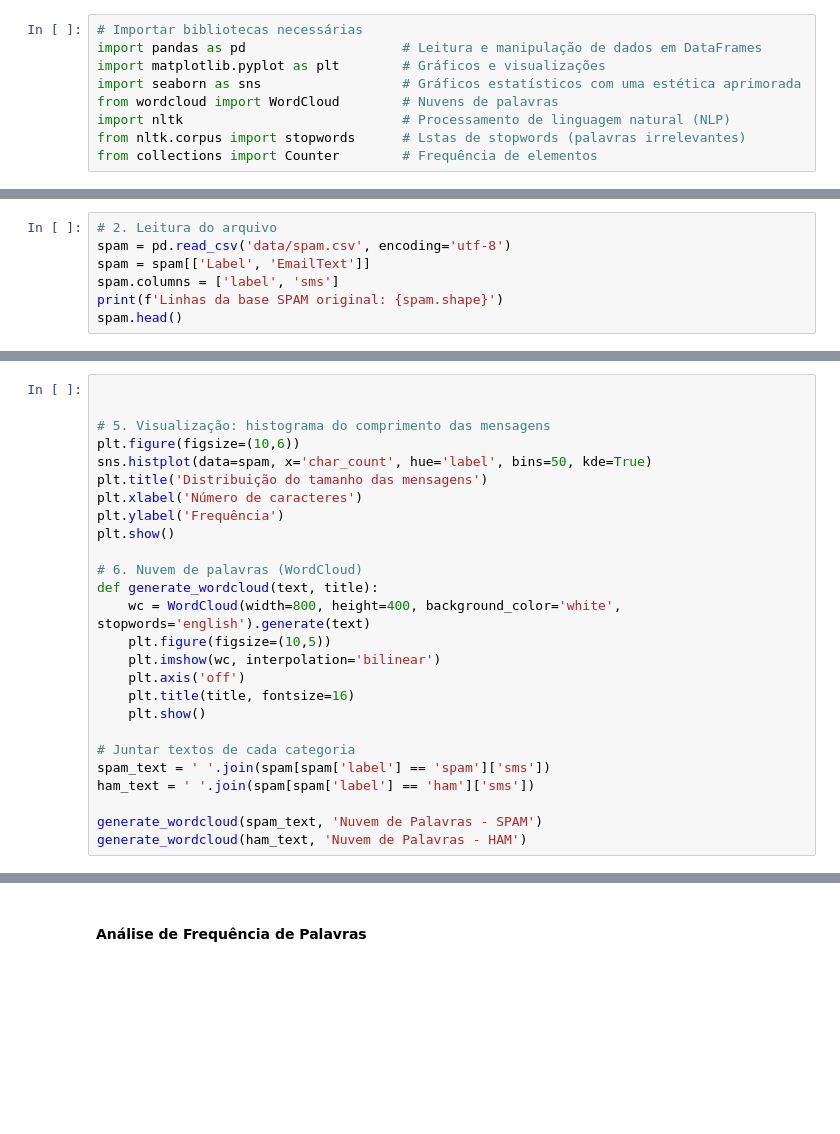
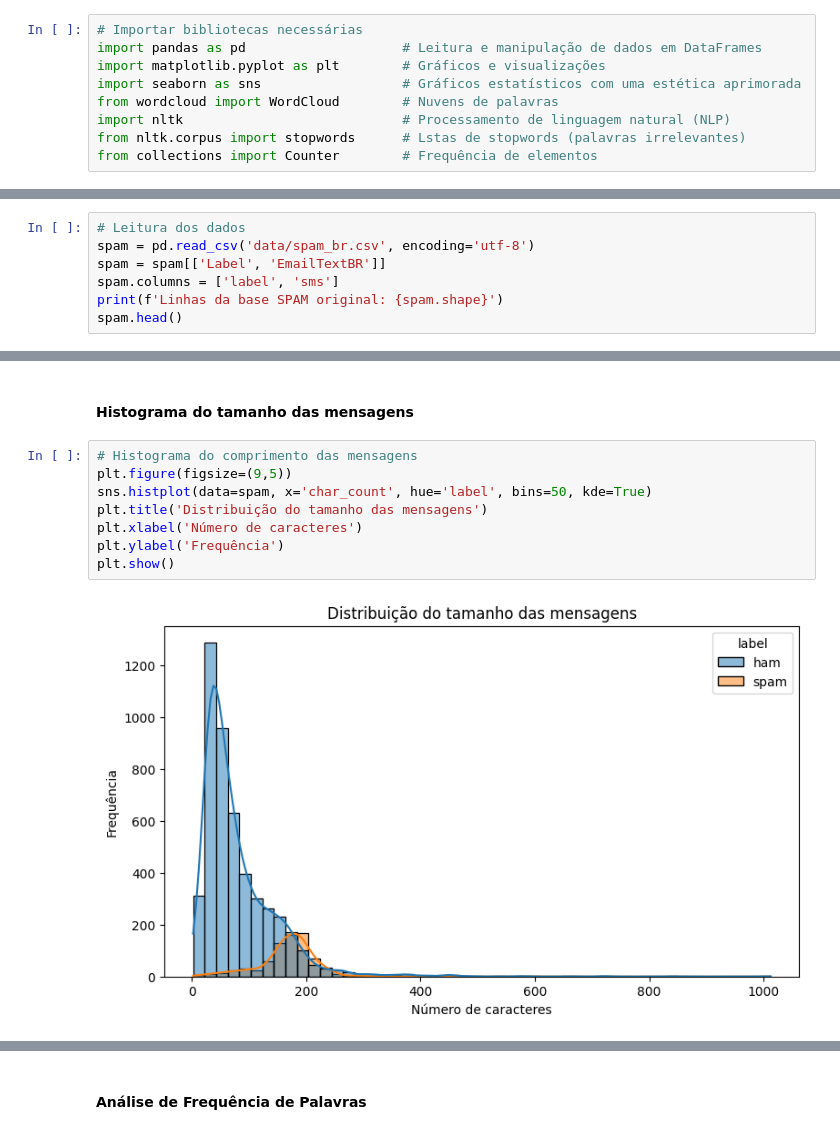
Before and after one commit to thyarles/unb-pca-spamdetector, a Jupyter notebook: spam.ipynb, the cells around one changed output, grey strips where cells are left out. Cells and saved outputs as stored; diff of their text form; blank space fills up the shorter version.

```diff
--- a/spam.ipynb
+++ b/spam.ipynb
@@ -46,7 +50,7 @@ from collections import Counter        # Frequência de elementos
 # %%
-# 2. Leitura do arquivo
-spam = pd.read_csv('data/spam.csv', encoding='utf-8')
-spam = spam[['Label', 'EmailText']]
+# Leitura dos dados
+spam = pd.read_csv('data/spam_br.csv', encoding='utf-8')
+spam = spam[['Label', 'EmailTextBR']]
 spam.columns = ['label', 'sms']
 print(f'Linhas da base SPAM original: {spam.shape}')
 spam.head()
@@ -108,26 +106,12 @@ Nesse caso, como estou fazendo sozinho, não vou permitir tal desbalanceamento.
-# %%
-
-
-# 5. Visualização: histograma do comprimento das mensagens
-plt.figure(figsize=(10,6))
-sns.histplot(data=spam, x='char_count', hue='label', bins=50, kde=True)
-plt.title('Distribuição do tamanho das mensagens')
-plt.xlabel('Número de caracteres')
-plt.ylabel('Frequência')
-plt.show()
-
-# 6. Nuvem de palavras (WordCloud)
-def generate_wordcloud(text, title):
-    wc = WordCloud(width=800, height=400, background_color='white', stopwords='english').generate(text)
-    plt.figure(figsize=(10,5))
-    plt.imshow(wc, interpolation='bilinear')
-    plt.axis('off')
-    plt.title(title, fontsize=16)
-    plt.show()
-
-# Juntar textos de cada categoria
-spam_text = ' '.join(spam[spam['label'] == 'spam']['sms'])
-ham_text = ' '.join(spam[spam['label'] == 'ham']['sms'])
-
-generate_wordcloud(spam_text, 'Nuvem de Palavras - SPAM')
-generate_wordcloud(ham_text, 'Nuvem de Palavras - HAM')
+# %% [markdown]
+#### Histograma do tamanho das mensagens
+# %%
+# Histograma do comprimento das mensagens
+plt.figure(figsize=(9,5))
+sns.histplot(data=spam, x='char_count', hue='label', bins=50, kde=True)
+plt.title('Distribuição do tamanho das mensagens')
+plt.xlabel('Número de caracteres')
+plt.ylabel('Frequência')
+plt.show()
+# %% [output]
+[figure, added]
```
Also changed, not shown: parts of 15 cells of this notebook.
